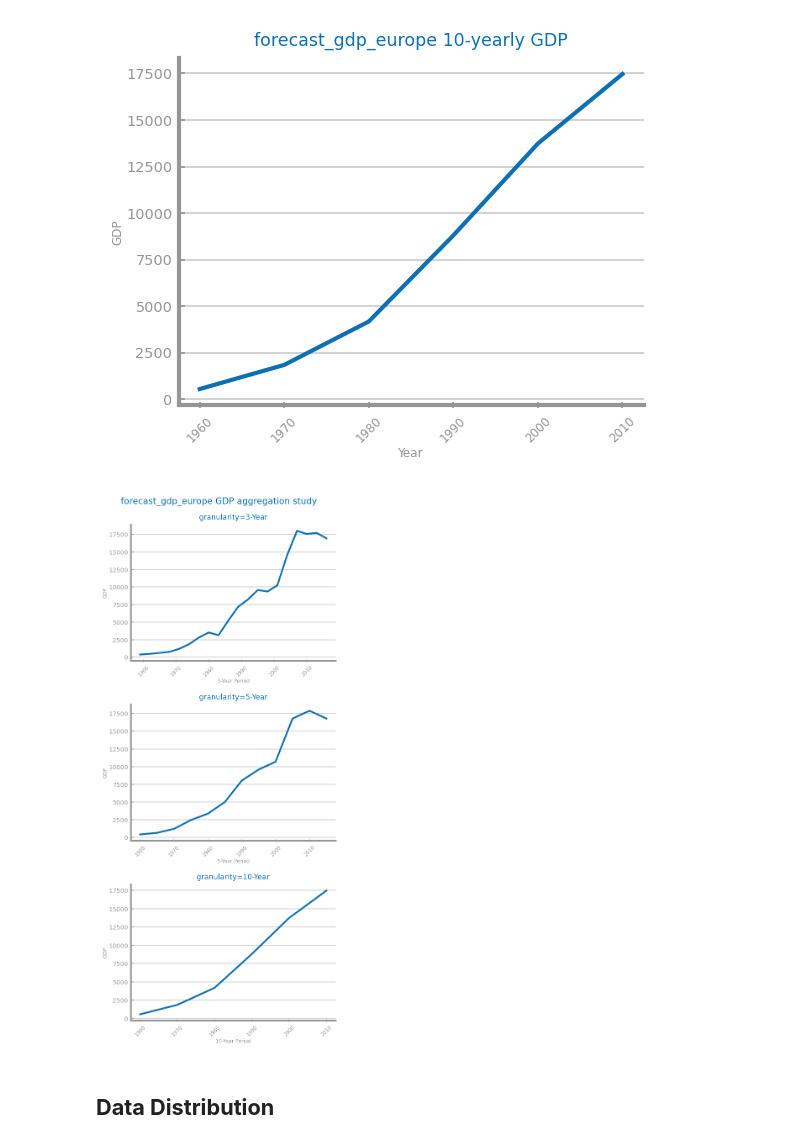
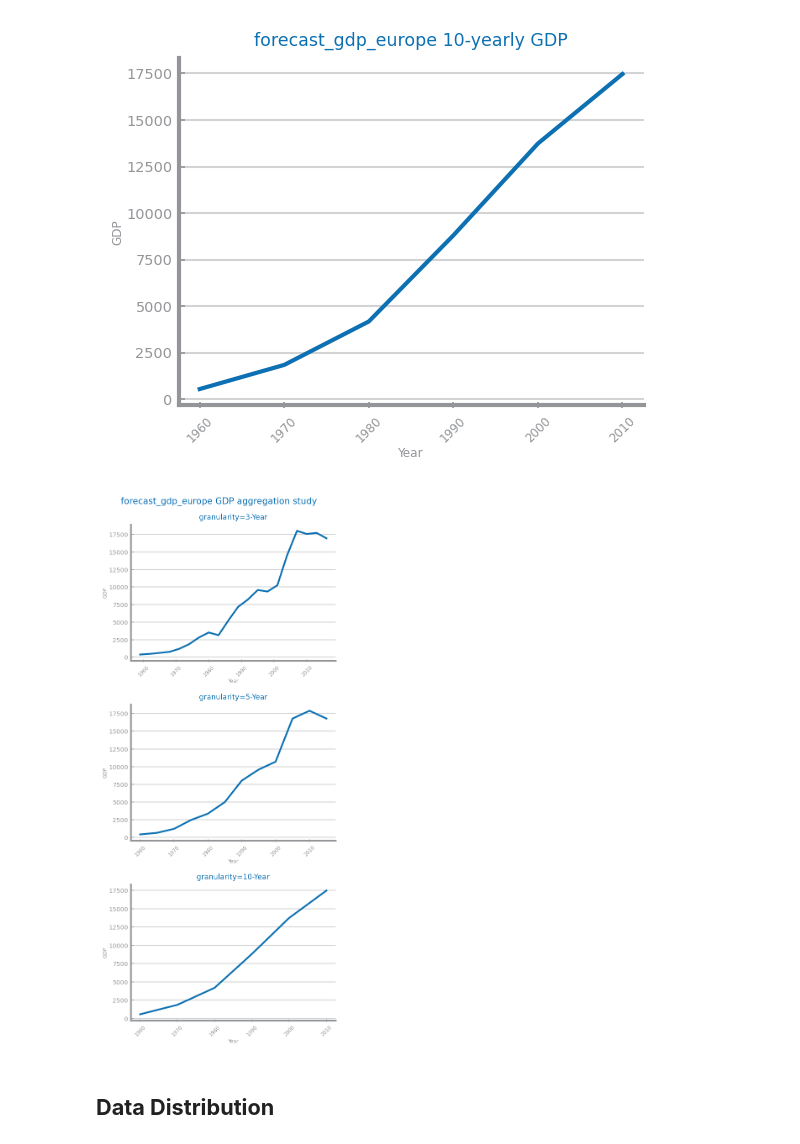
Before and after one commit to Moraisgit/data_science_project, a Jupyter notebook: src/set2_TS_data_profiling.ipynb, the cells around one changed output. Saved outputs shown, nothing was run; the diff lists cells and outputs as text; code cells hidden in the pictures.

```diff
--- a/src/set2_TS_data_profiling.ipynb
+++ b/src/set2_TS_data_profiling.ipynb
@@ -149,7 +152,7 @@ def ts_aggregation_by(
         year_index = df.index.year
         custom_period = (year_index // custom_years) * custom_years
         df.index = pd.to_datetime(custom_period, format="%Y")
-        df.index.name = f"{custom_years}_year_period"
+        # df.index.name = f"{custom_years}_year_period"
     else:
         # Default time granularity
         index: Index[Period] = df.index.to_period(gran_level)
@@ -160,7 +163,7 @@ def ts_aggregation_by(
 
     return df
 
-ss_second_years: Series = ts_aggregation_by(series, custom_years=SECOND)
+ss_second_years: Series = ts_aggregation_by(series, custom_years=SECOND, agg_func="mean")
 
 figure()
 plot_line_chart(
@@ -203,31 +206,31 @@ show()
 # %%
 from matplotlib.pyplot import subplots, show
 from matplotlib.axes import Axes
 from matplotlib.figure import Figure
 
 grans: list[int] = [3, 5, 10]
 
 fig: Figure
 axs: list[Axes]
 fig, axs = subplots(len(grans), 1, figsize=(4, 3 * len(grans)))  # Adjusted figsize
 fig.suptitle(f"{file_tag} {target} aggregation study")
 
 for i, gran in enumerate(grans):
-    ss: Series = ts_aggregation_by(series, custom_years=gran)
+    ss: Series = ts_aggregation_by(series, custom_years=gran, agg_func="mean")
 
     plot_line_chart(
         ss.index.to_list(),
         ss.to_list(),
         ax=axs[i],
-        xlabel=f"{gran}-Year Period",
+        xlabel="Year",
         ylabel=target,
         title=f"granularity={gran}-Year",
     )
 
 fig.tight_layout()
 show()
 # %% [output]
-[figure, old version]
+[figure, new version]
 # %% [markdown]
 ## **Data Distribution**
 # %%
```
Also changed, not shown: parts of 5 cells of this notebook, 1 other file.
